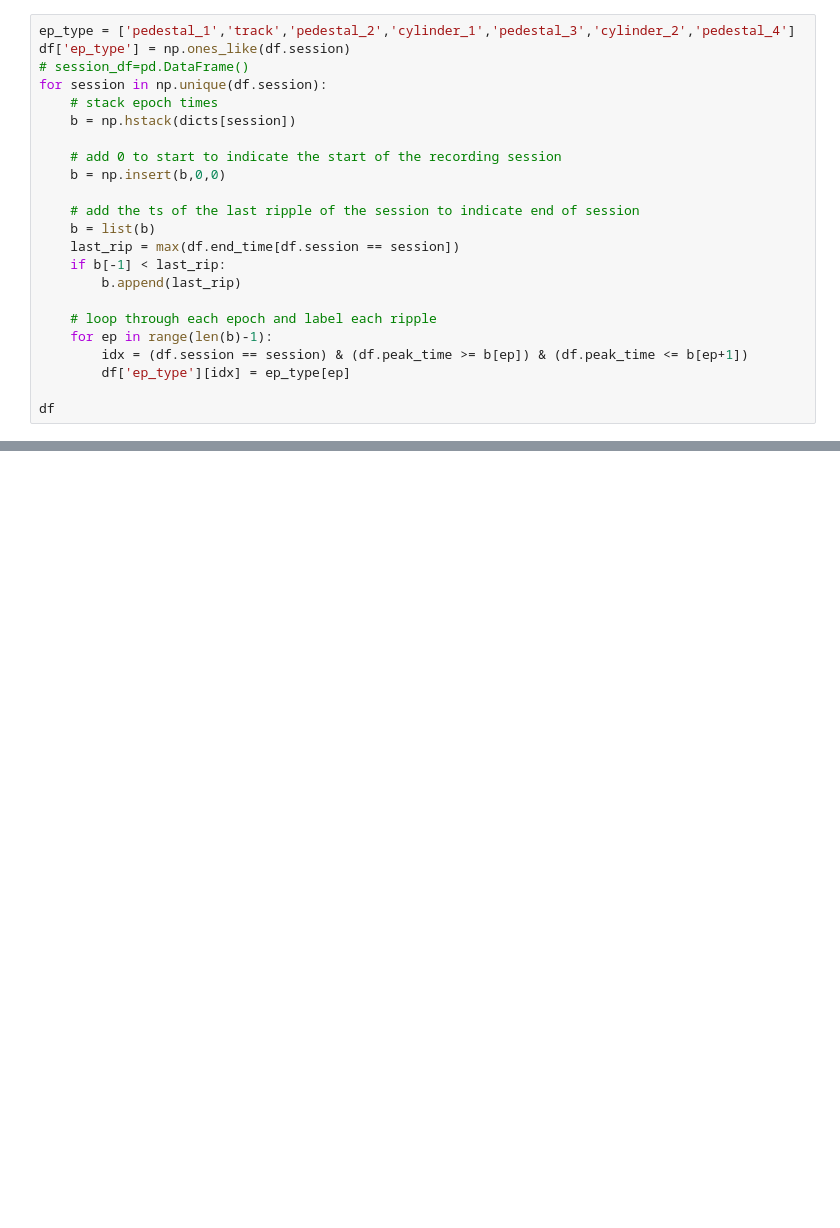
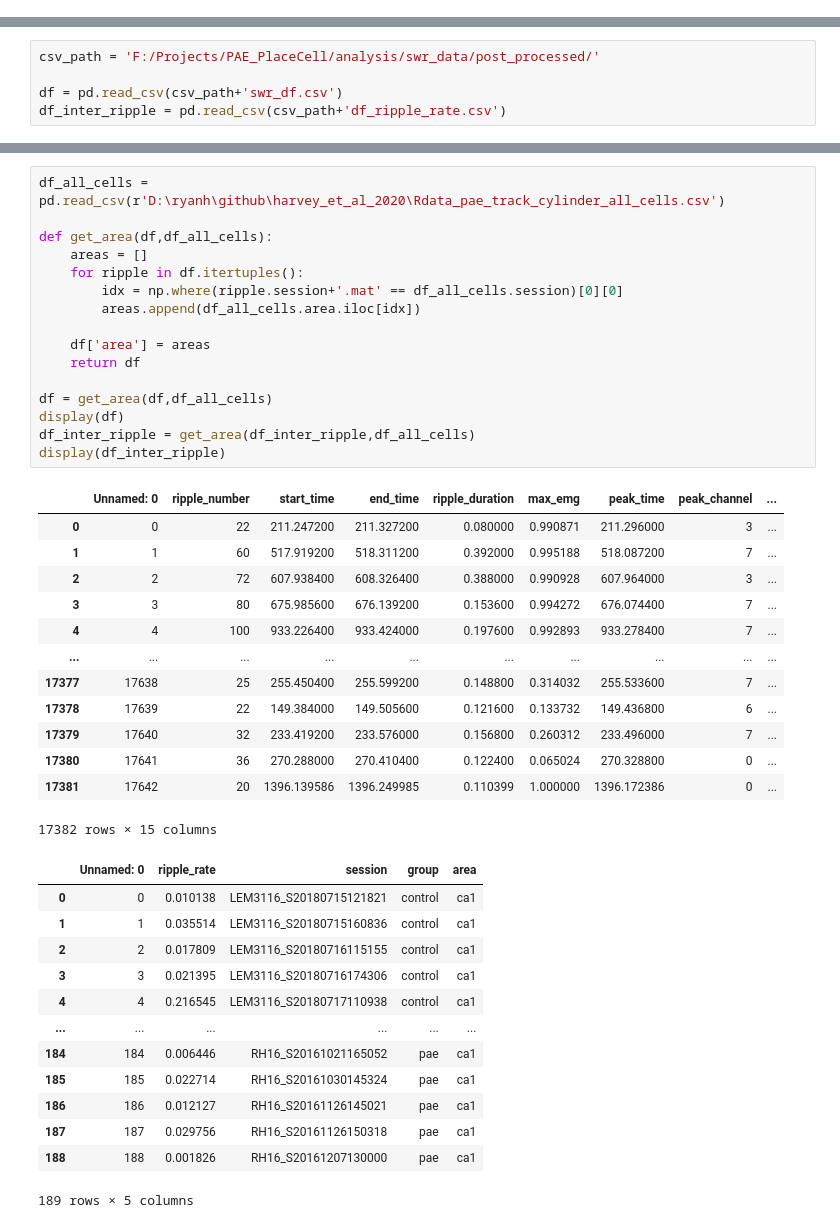
Before and after one commit to ryanharvey1/ripple_analyses, a Jupyter notebook: notebooks/ripple_features.ipynb, the cells around one changed output, grey strips where cells are left out. Drawn from its saved outputs; the diff is of its cells as text; blank space fills up the shorter version.

```diff
--- a/notebooks/ripple_features.ipynb
+++ b/notebooks/ripple_features.ipynb
@@ -186,23 +0,0 @@ print(b)
-# %%
-ep_type = ['pedestal_1','track','pedestal_2','cylinder_1','pedestal_3','cylinder_2','pedestal_4']
-df['ep_type'] = np.ones_like(df.session)
-# session_df=pd.DataFrame()
-for session in np.unique(df.session):
-    # stack epoch times
-    b = np.hstack(dicts[session])
-
-    # add 0 to start to indicate the start of the recording session
-    b = np.insert(b,0,0)
-
-    # add the ts of the last ripple of the session to indicate end of session
-    b = list(b)
-    last_rip = max(df.end_time[df.session == session])
-    if b[-1] < last_rip:
-        b.append(last_rip)
-
-    # loop through each epoch and label each ripple
-    for ep in range(len(b)-1):
-        idx = (df.session == session) & (df.peak_time >= b[ep]) & (df.peak_time <= b[ep+1])
-        df['ep_type'][idx] = ep_type[ep]
-
-df
@@ -455,0 +90,5 @@ plt.show()
+# %%
+csv_path = 'F:/Projects/PAE_PlaceCell/analysis/swr_data/post_processed/'
+
+df = pd.read_csv(csv_path+'swr_df.csv')
+df_inter_ripple = pd.read_csv(csv_path+'df_ripple_rate.csv')
@@ -455,0 +97,43 @@ plt.show()
+# %%
+df_all_cells = pd.read_csv(r'D:\ryanh\github\harvey_et_al_2020\Rdata_pae_track_cylinder_all_cells.csv')
+
+def get_area(df,df_all_cells):
+    areas = []
+    for ripple in df.itertuples():
+        idx = np.where(ripple.session+'.mat' == df_all_cells.session)[0][0]
+        areas.append(df_all_cells.area.iloc[idx])
+
+    df['area'] = areas
+    return df
+
+df = get_area(df,df_all_cells)
+display(df)
+df_inter_ripple = get_area(df_inter_ripple,df_all_cells)
+display(df_inter_ripple)
+# %% [output]
+|  | Unnamed: 0 | ripple_number | start_time | end_time | ripple_duration | max_emg | peak_time | peak_channel | ... |
+| 0 | 0 | 22 | 211.247200 | 211.327200 | 0.080000 | 0.990871 | 211.296000 | 3 | ... |
+| 1 | 1 | 60 | 517.919200 | 518.311200 | 0.392000 | 0.995188 | 518.087200 | 7 | ... |
+| 2 | 2 | 72 | 607.938400 | 608.326400 | 0.388000 | 0.990928 | 607.964000 | 3 | ... |
+| 3 | 3 | 80 | 675.985600 | 676.139200 | 0.153600 | 0.994272 | 676.074400 | 7 | ... |
+| 4 | 4 | 100 | 933.226400 | 933.424000 | 0.197600 | 0.992893 | 933.278400 | 7 | ... |
+| ... | ... | ... | ... | ... | ... | ... | ... | ... | ... |
+| 17377 | 17638 | 25 | 255.450400 | 255.599200 | 0.148800 | 0.314032 | 255.533600 | 7 | ... |
+| 17378 | 17639 | 22 | 149.384000 | 149.505600 | 0.121600 | 0.133732 | 149.436800 | 6 | ... |
+| 17379 | 17640 | 32 | 233.419200 | 233.576000 | 0.156800 | 0.260312 | 233.496000 | 7 | ... |
+| 17380 | 17641 | 36 | 270.288000 | 270.410400 | 0.122400 | 0.065024 | 270.328800 | 0 | ... |
+| 17381 | 17642 | 20 | 1396.139586 | 1396.249985 | 0.110399 | 1.000000 | 1396.172386 | 0 | ... |
+17382 rows × 15 columns
+|  | Unnamed: 0 | ripple_rate | session | group | area |
+| 0 | 0 | 0.010138 | LEM3116_S20180715121821 | control | ca1 |
+| 1 | 1 | 0.035514 | LEM3116_S20180715160836 | control | ca1 |
+| 2 | 2 | 0.017809 | LEM3116_S20180716115155 | control | ca1 |
+| 3 | 3 | 0.021395 | LEM3116_S20180716174306 | control | ca1 |
+| 4 | 4 | 0.216545 | LEM3116_S20180717110938 | control | ca1 |
+| ... | ... | ... | ... | ... | ... |
+| 184 | 184 | 0.006446 | RH16_S20161021165052 | pae | ca1 |
+| 185 | 185 | 0.022714 | RH16_S20161030145324 | pae | ca1 |
+| 186 | 186 | 0.012127 | RH16_S20161126145021 | pae | ca1 |
+| 187 | 187 | 0.029756 | RH16_S20161126150318 | pae | ca1 |
+| 188 | 188 | 0.001826 | RH16_S20161207130000 | pae | ca1 |
+189 rows × 5 columns
```
Also changed, not shown: parts of 44 cells of this notebook.
